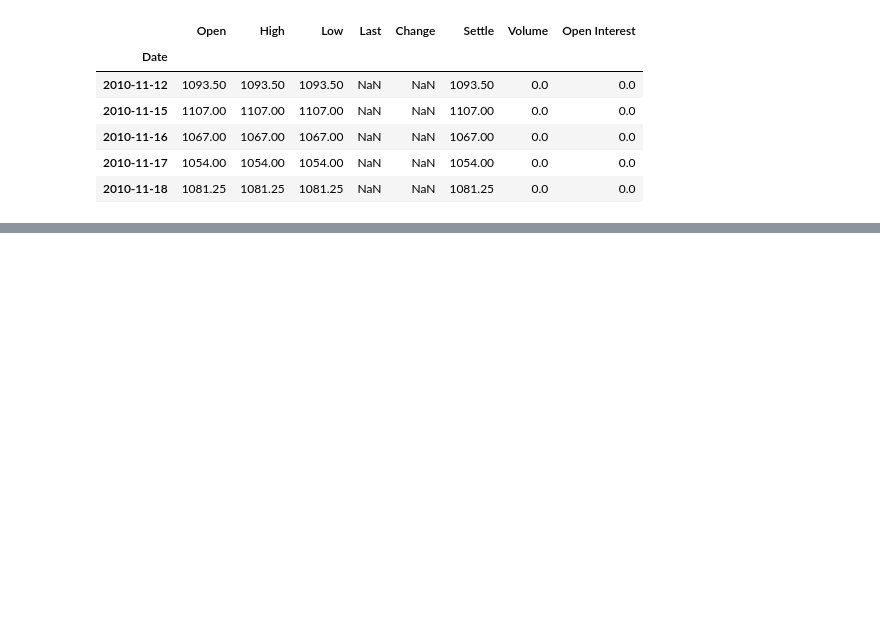
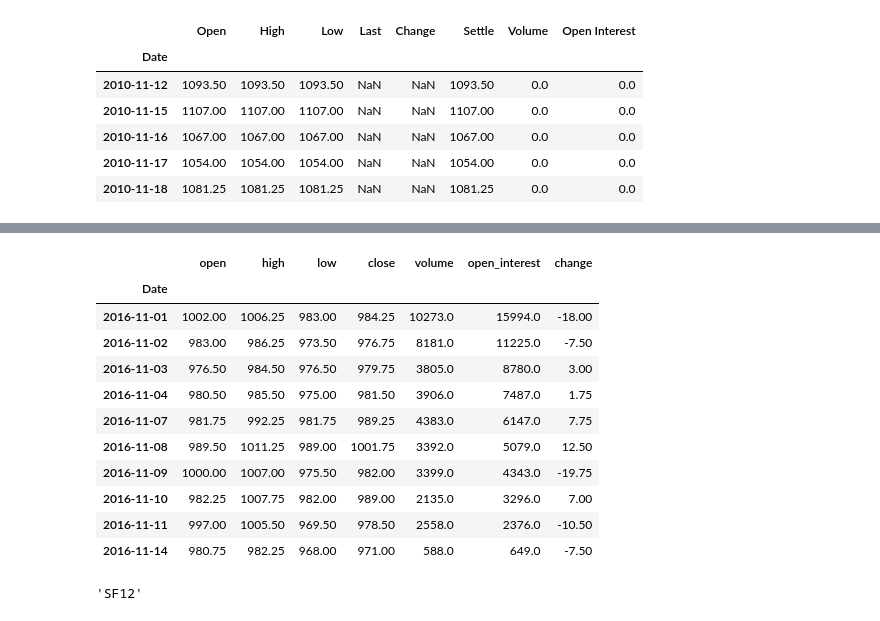
Before and after one commit to franko003/Commodity_TS_Analysis, a Jupyter notebook: notebooks/data_collection_&_cleaning.ipynb, the cells around one changed output, grey strips where cells are left out. Cells and saved outputs as stored; diff of their text form; code cells hidden in the pictures; blank space fills up the shorter version.

```diff
--- a/notebooks/data_collection_&_cleaning.ipynb
+++ b/notebooks/data_collection_&_cleaning.ipynb
@@ -236,0 +300,6 @@ test_dict['X14'].head()
+# %%
+def filter_df(df):
+    last_null_date = df[df.Last.isna()].index.tolist()[-1]
+    last_loc = df.index.get_loc(last_null_date)
+    start_date = df.index[last_loc + 1]
+    return df[start_date:]
@@ -236,0 +351,19 @@ test_dict['X14'].head()
+# %%
+def clean_df(df):
+    # Filter
+    df = filter_df(df)
+
+    # Drop unnecessary columns and rename
+    df = df.loc[:, ['Open', 'High', 'Low', 'Settle', 'Volume', 'Open Interest']]
+    df.rename(columns={'Open': 'open',
+                       'High': 'high',
+                       'Low': 'low',
+                       'Settle': 'close',
+                       'Volume': 'volume',
+                       'Open Interest': 'open_interest'}, inplace=True)
+
+    # Add `change` back in correctly
+    df['change'] = df.close - df.close.shift()
+
+
+    return df[1:]
@@ -236,0 +380,28 @@ test_dict['X14'].head()
+# %%
+x_16_cleaned = clean_df(x16)
+x_16_cleaned.tail(10)
+# %% [output]
+|  | open | high | low | close | volume | open_interest | change |
+| Date |  |  |  |  |  |  |  |
+| 2016-11-01 | 1002.00 | 1006.25 | 983.00 | 984.25 | 10273.0 | 15994.0 | -18.00 |
+| 2016-11-02 | 983.00 | 986.25 | 973.50 | 976.75 | 8181.0 | 11225.0 | -7.50 |
+| 2016-11-03 | 976.50 | 984.50 | 976.50 | 979.75 | 3805.0 | 8780.0 | 3.00 |
+| 2016-11-04 | 980.50 | 985.50 | 975.00 | 981.50 | 3906.0 | 7487.0 | 1.75 |
+| 2016-11-07 | 981.75 | 992.25 | 981.75 | 989.25 | 4383.0 | 6147.0 | 7.75 |
+| 2016-11-08 | 989.50 | 1011.25 | 989.00 | 1001.75 | 3392.0 | 5079.0 | 12.50 |
+| 2016-11-09 | 1000.00 | 1007.00 | 975.50 | 982.00 | 3399.0 | 4343.0 | -19.75 |
+| 2016-11-10 | 982.25 | 1007.75 | 982.00 | 989.00 | 2135.0 | 3296.0 | 7.00 |
+| 2016-11-11 | 997.00 | 1005.50 | 969.50 | 978.50 | 2558.0 | 2376.0 | -10.50 |
+| 2016-11-14 | 980.75 | 982.25 | 968.00 | 971.00 | 588.0 | 649.0 | -7.50 |
+# %%
+test_list = []
+product = 'S'
+
+for year in (['2012', '2013']):
+    for month in product_map[product][1]:
+        test_list.append(('{}{}{}'.format(product, month, year[2:]), quandl.get('{}/{}{}{}'.format(product_map[product][0], product, month, year) , authtoken='Hv95pPh1xQWzt5DFhxS7')))
+
+
+test_list[0][0]
+# %% [output]
+'SF12'
```
Also changed, not shown: parts of 23 cells of this notebook.
